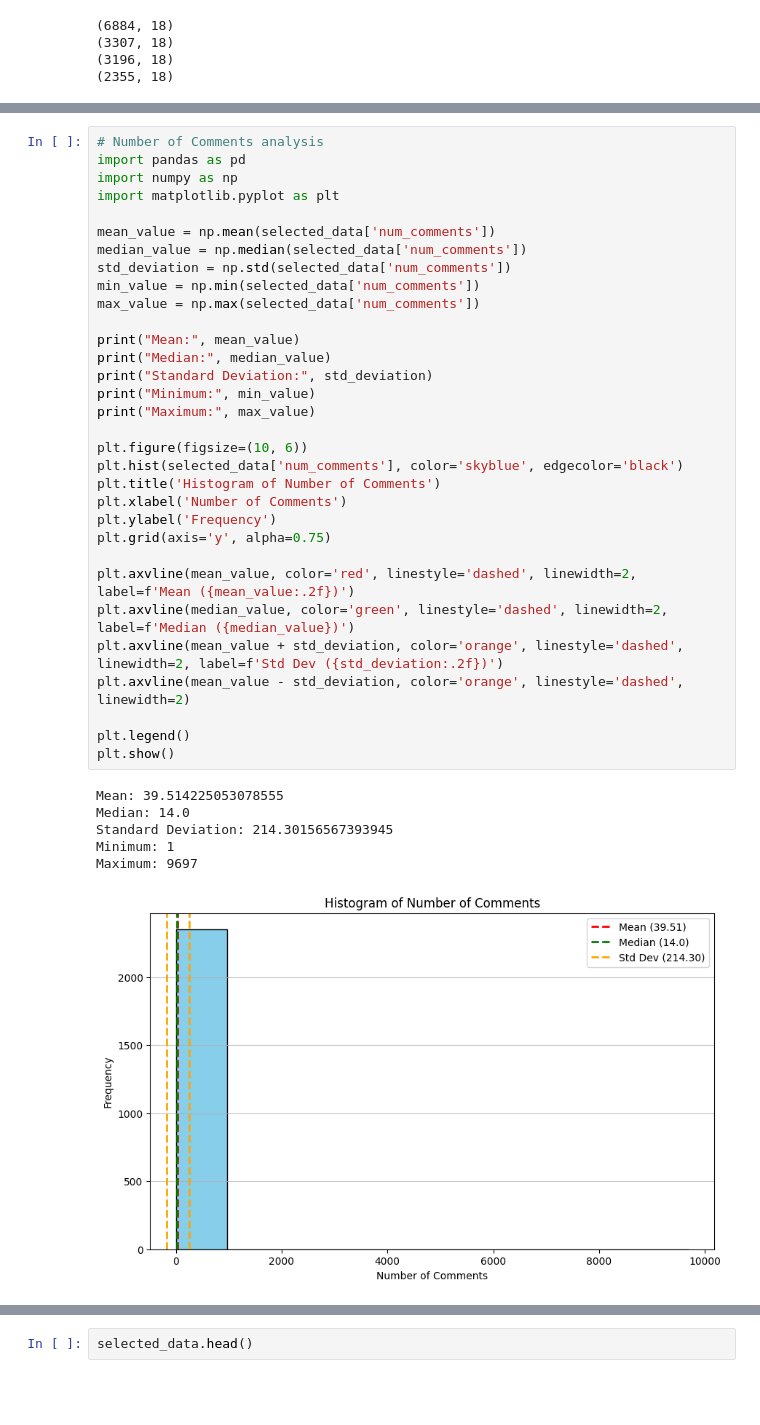
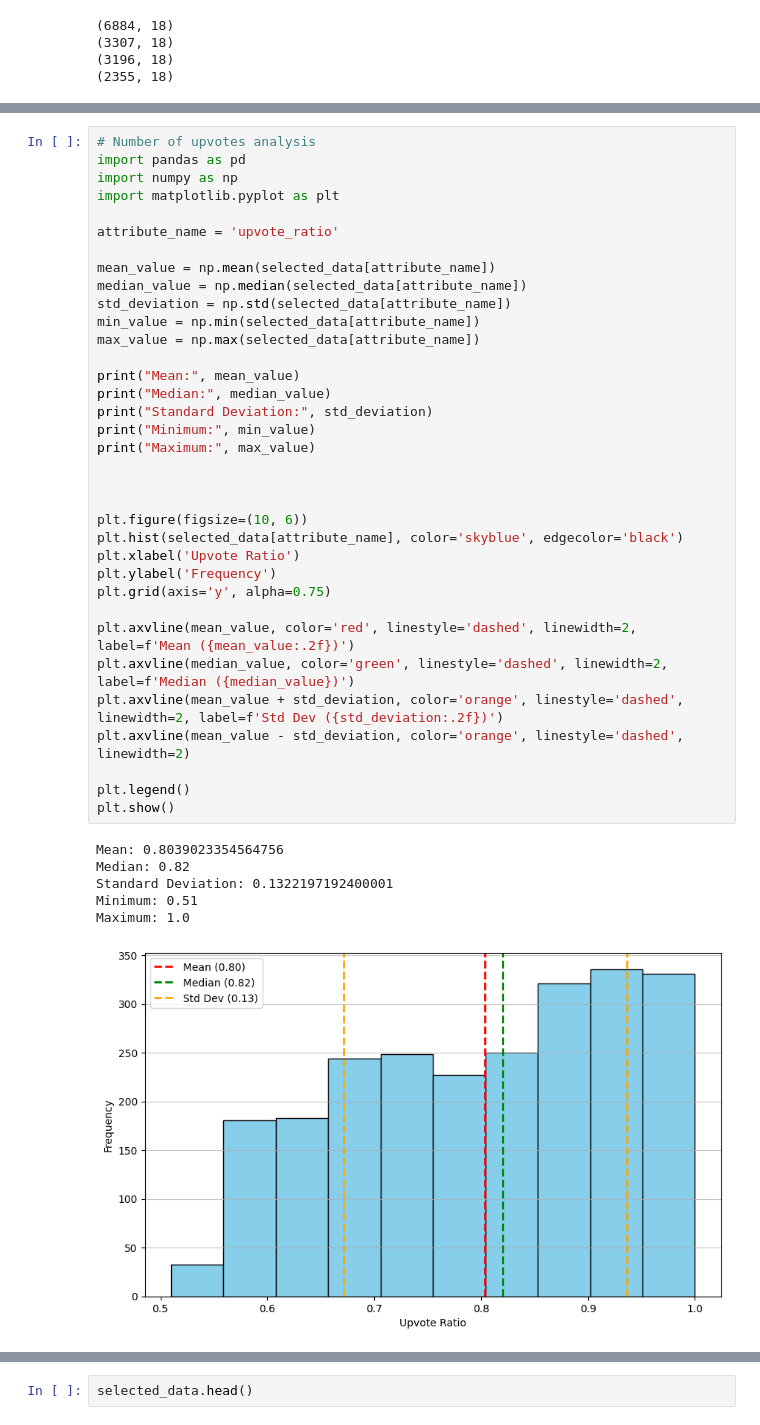
Before and after one commit to arvandiii/Thesis-Project, a Jupyter notebook: reddit/mining/mining.ipynb, the cells around one changed output, grey strips where cells are left out. Saved outputs shown, nothing was run; the diff lists cells and outputs as text; blank space fills up the shorter version.

Commit message:
plots aded

```diff
--- a/reddit/mining/mining.ipynb
+++ b/reddit/mining/mining.ipynb
@@ -230,39 +288,42 @@ print(selected_data.shape)
 # %%
-# Number of Comments analysis
+# Number of upvotes analysis
 import pandas as pd
 import numpy as np
 import matplotlib.pyplot as plt
 
-mean_value = np.mean(selected_data['num_comments'])
-median_value = np.median(selected_data['num_comments'])
-std_deviation = np.std(selected_data['num_comments'])
-min_value = np.min(selected_data['num_comments'])
-max_value = np.max(selected_data['num_comments'])
+attribute_name = 'upvote_ratio'
+
+mean_value = np.mean(selected_data[attribute_name])
+median_value = np.median(selected_data[attribute_name])
+std_deviation = np.std(selected_data[attribute_name])
+min_value = np.min(selected_data[attribute_name])
+max_value = np.max(selected_data[attribute_name])
 
 print("Mean:", mean_value)
 print("Median:", median_value)
 print("Standard Deviation:", std_deviation)
 print("Minimum:", min_value)
 print("Maximum:", max_value)
 
+
+
 plt.figure(figsize=(10, 6))
-plt.hist(selected_data['num_comments'], color='skyblue', edgecolor='black')
-plt.title('Histogram of Number of Comments')
-plt.xlabel('Number of Comments')
+plt.hist(selected_data[attribute_name], color='skyblue', edgecolor='black')
+plt.xlabel('Upvote Ratio')
 plt.ylabel('Frequency')
 plt.grid(axis='y', alpha=0.75)
 
 plt.axvline(mean_value, color='red', linestyle='dashed', linewidth=2, label=f'Mean ({mean_value:.2f})')
 plt.axvline(median_value, color='green', linestyle='dashed', linewidth=2, label=f'Median ({median_value})')
 plt.axvline(mean_value + std_deviation, color='orange', linestyle='dashed', linewidth=2, label=f'Std Dev ({std_deviation:.2f})')
 plt.axvline(mean_value - std_deviation, color='orange', linestyle='dashed', linewidth=2)
 
 plt.legend()
 plt.show()
 # %% [output]
-Mean: 39.514225053078555
-Median: 14.0
-Standard Deviation: 214.30156567393945
-Minimum: 1
-Maximum: 9697
+Mean: 0.8039023354564756
+Median: 0.82
+Standard Deviation: 0.1322197192400001
+Minimum: 0.51
+Maximum: 1.0
-[figure, old version]
+[figure, new version]
```
Also changed, not shown: parts of 6 cells of this notebook, 4 other files.
